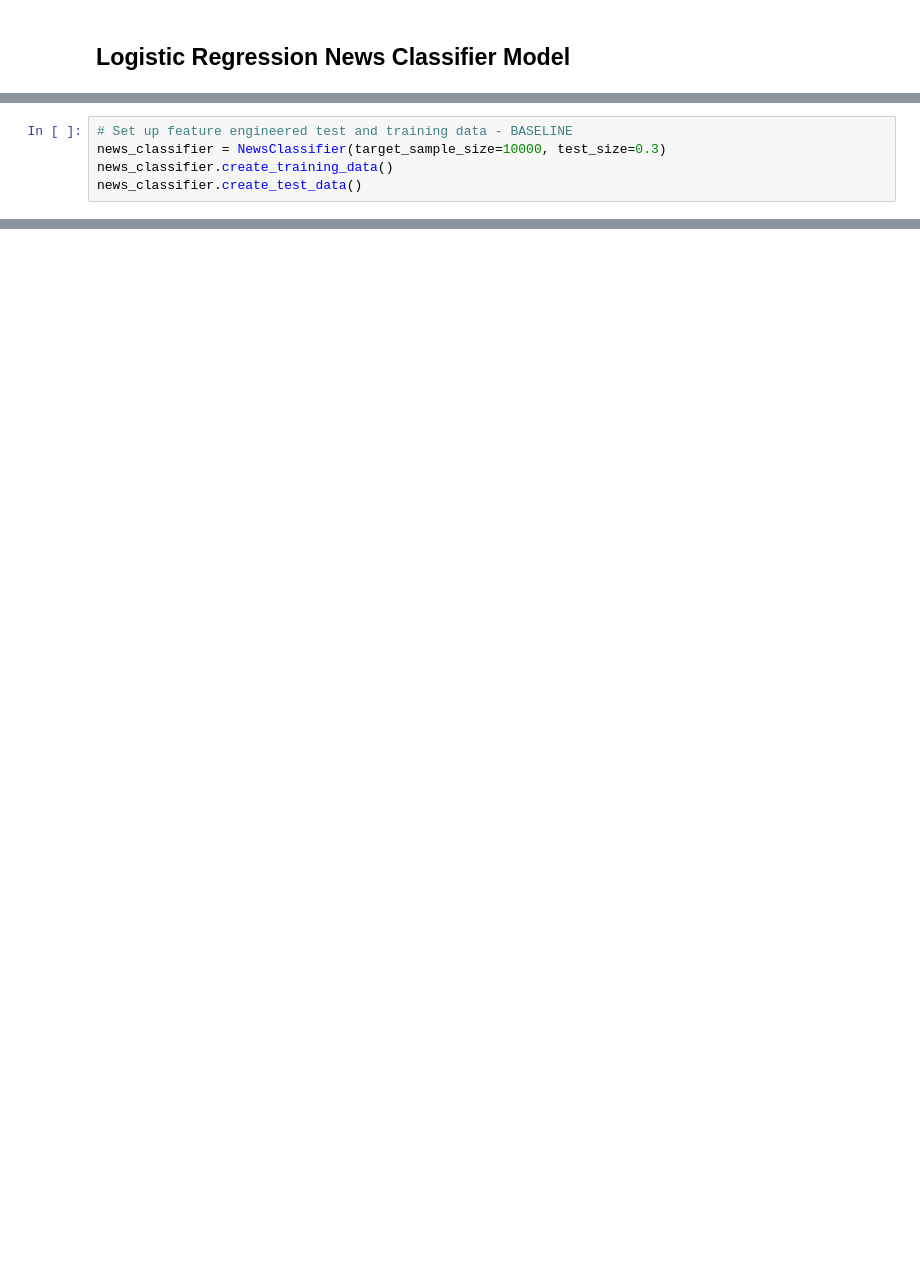
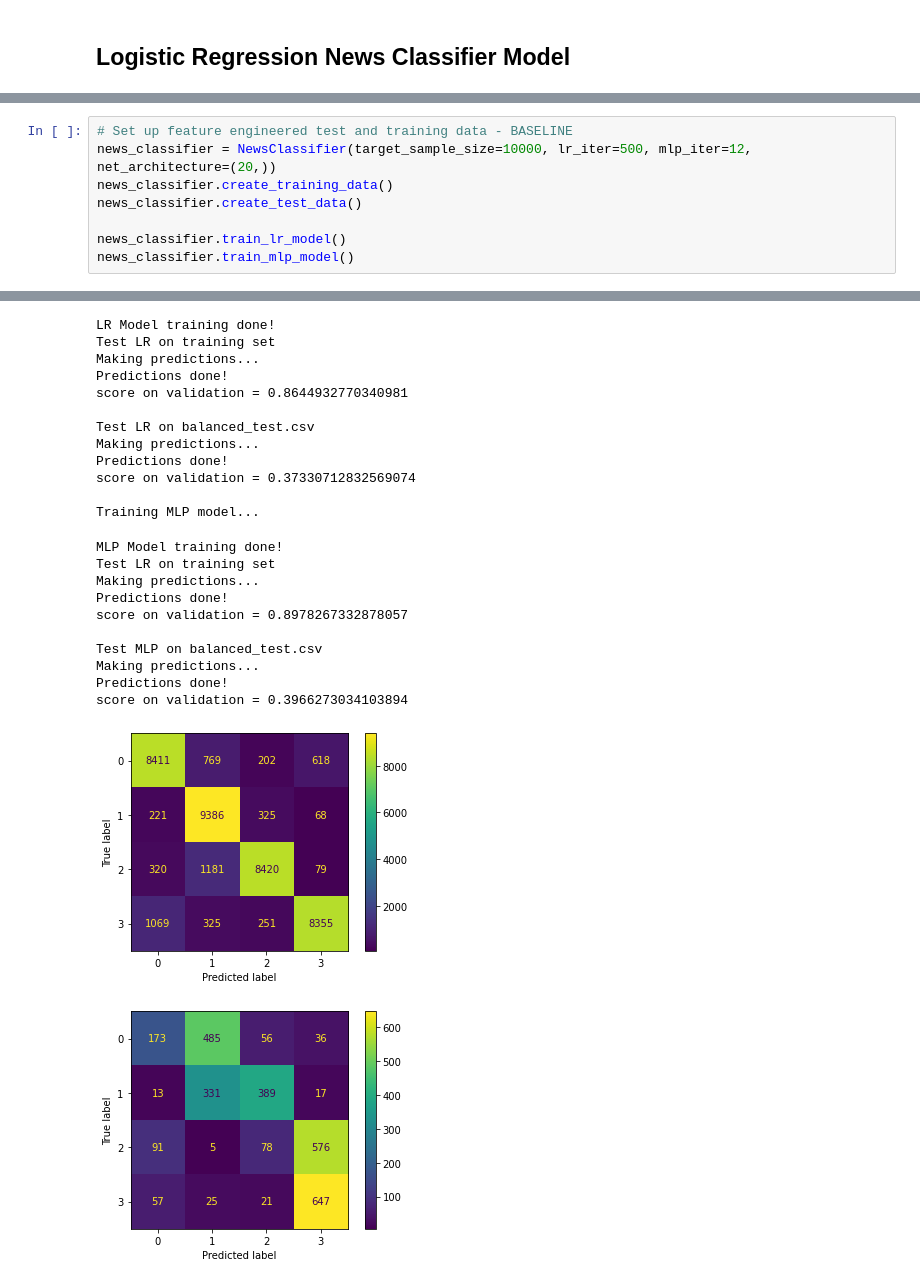
Before and after one commit to dojh111/CS4248-Project---Labelled-Unreliable-News, a Jupyter notebook: Project_LR_Model.ipynb, the cells around one changed output, grey strips where cells are left out. Saved outputs shown, nothing was run; the diff lists cells and outputs as text; blank space fills up the shorter version.

Commit message:
Add new evaluation matrix and NB model

```diff
--- a/Project_LR_Model.ipynb
+++ b/Project_LR_Model.ipynb
@@ -273,5 +311,9 @@ class NewsClassifier:
 # %%
 # Set up feature engineered test and training data - BASELINE
-news_classifier = NewsClassifier(target_sample_size=10000, test_size=0.3)
+news_classifier = NewsClassifier(target_sample_size=10000, lr_iter=500, mlp_iter=12, net_architecture=(20,))
 news_classifier.create_training_data()
 news_classifier.create_test_data()
+
+news_classifier.train_lr_model()
+news_classifier.train_mlp_model()
+# %% [output]
@@ -277,0 +340,24 @@ news_classifier.create_test_data()
+LR Model training done!
+Test LR on training set
+Making predictions...
+Predictions done!
+score on validation = 0.8644932770340981
+
+Test LR on balanced_test.csv
+Making predictions...
+Predictions done!
+score on validation = 0.37330712832569074
+
+Training MLP model...
+MLP Model training done!
+Test LR on training set
+Making predictions...
+Predictions done!
+score on validation = 0.8978267332878057
+
+Test MLP on balanced_test.csv
+Making predictions...
+Predictions done!
+score on validation = 0.3966273034103894
+[figure, added]
+[figure, added]
```
Also changed, not shown: parts of 4 cells of this notebook, 2 other files.
